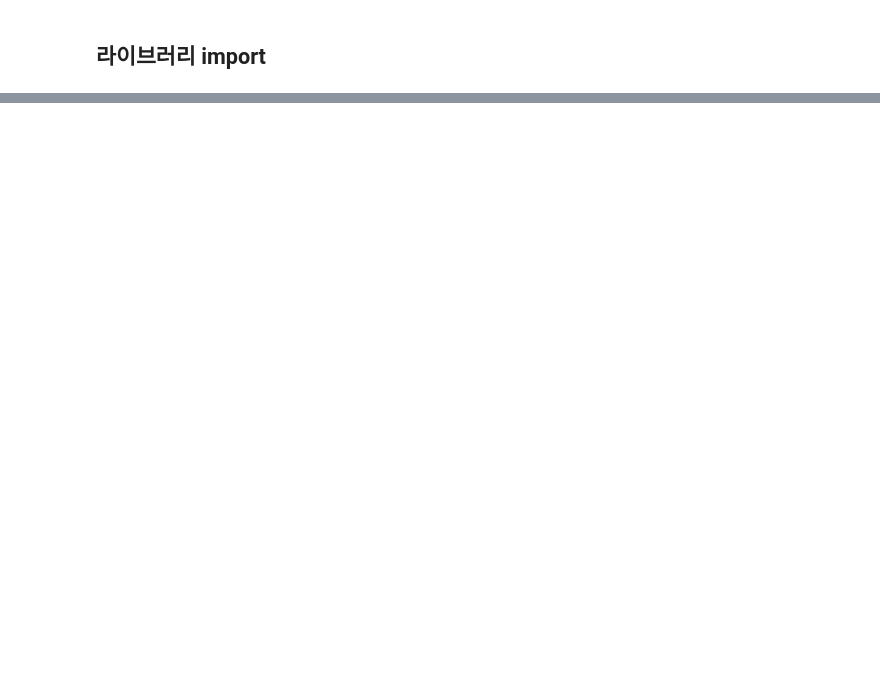
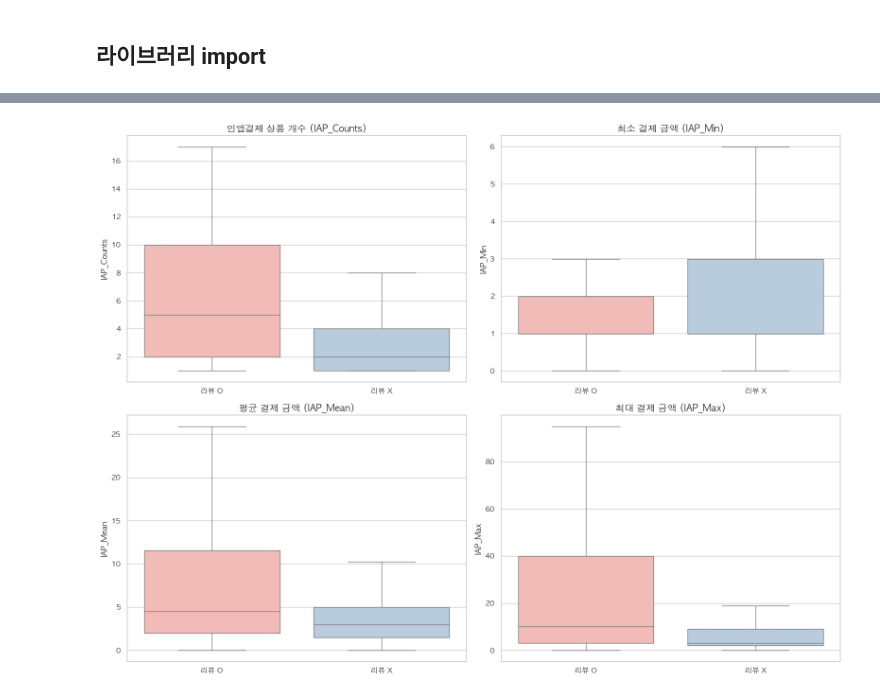
Before and after one commit to LoveBird-cute/appstore-strategy-games-eda, a Jupyter notebook: notebooks/strategy_games.ipynb, the cells around one changed output, grey strips where cells are left out. Drawn from its saved outputs; the diff is of its cells as text; code cells hidden in the pictures; blank space fills up the shorter version.

```diff
--- a/notebooks/strategy_games.ipynb
+++ b/notebooks/strategy_games.ipynb
@@ -50,0 +583,22 @@ print("Path to dataset files:", path)
+# %%
+# 인앱결제가 존재하는 데이터만 필터링
+df_iap = df_viz[df_viz['Has_IAP'] == True].copy()
+
+# 2x2 서브플롯 생성
+fig, axes = plt.subplots(2, 2, figsize=(16, 12))
+axes = axes.flatten() # 2D 배열을 1D로 펴서 반복문 사용을 쉽게 만듦
+
+iap_cols = ['IAP_Counts', 'IAP_Min', 'IAP_Mean', 'IAP_Max']
+titles = ['인앱결제 상품 개수 (IAP_Counts)', '최소 결제 금액 (IAP_Min)',
+          '평균 결제 금액 (IAP_Mean)', '최대 결제 금액 (IAP_Max)']
+
+for i, col in enumerate(iap_cols):
+    sns.boxplot(data=df_iap, x='Group', y=col, palette='Pastel1', ax=axes[i], showfliers=False)
+    axes[i].set_title(titles[i], fontsize=14, fontweight='bold')
+    axes[i].set_ylabel(col)
+    axes[i].set_xlabel('')
+
+plt.tight_layout()
+plt.show()
+# %% [output]
+[figure, added]
```
Also changed, not shown: parts of 66 cells of this notebook.
